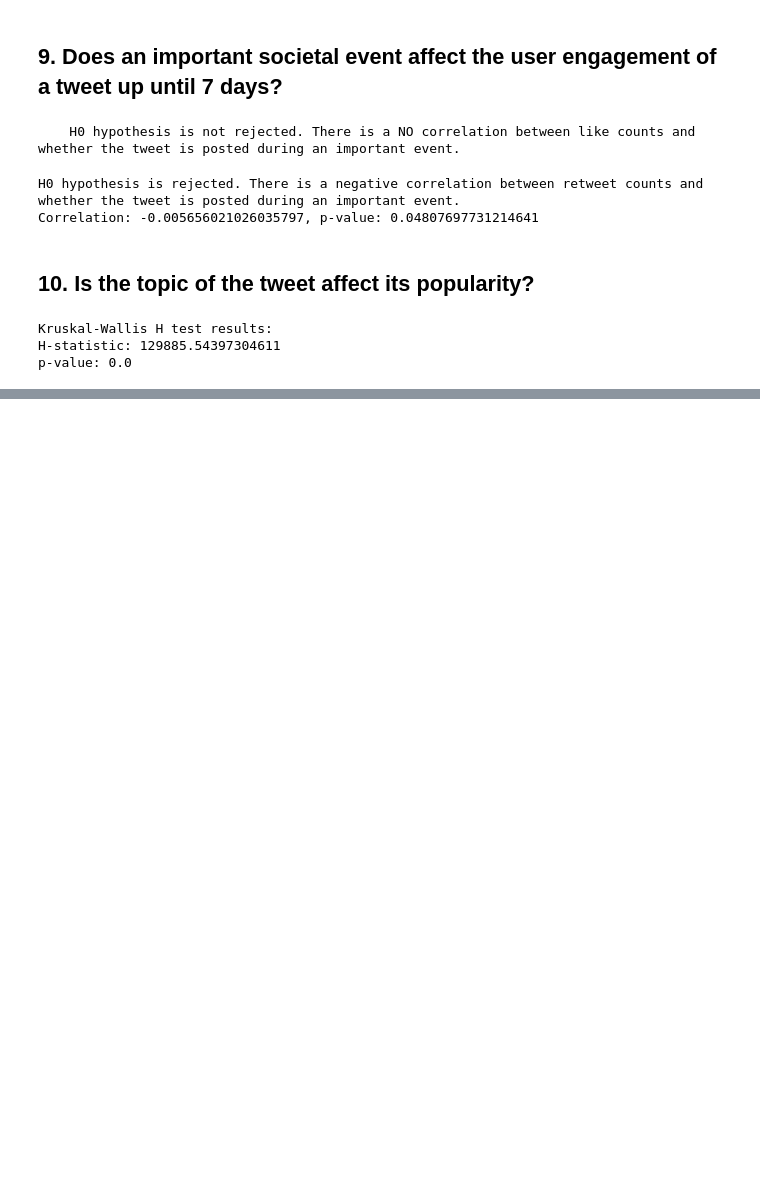
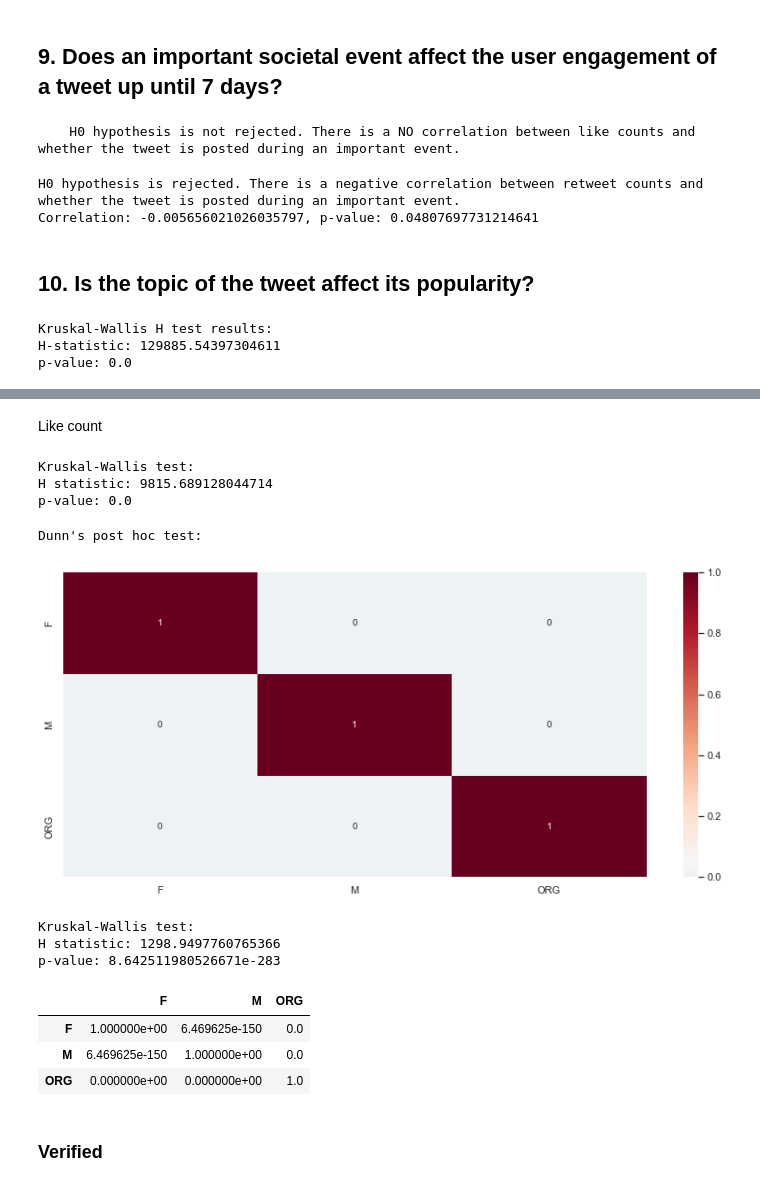
Before and after one commit to ossamum/kuleuven-thesis, a Jupyter notebook: 05_hypothesis_testing.ipynb, the cells around one changed output, grey strips where cells are left out. Drawn from its saved outputs; the diff is of its cells as text; code cells hidden in the pictures; blank space fills up the shorter version.

Commit message:
including users' characteristics tests

```diff
--- a/05_hypothesis_testing.ipynb
+++ b/05_hypothesis_testing.ipynb
@@ -860,0 +865,4 @@ for group1_pair in combinations(group1_values, 2):
+# %%
+a = df[['gender_of_author', 'like_count', 'retweet_count']].copy()
+# %% [markdown]
+Like count
@@ -860,0 +875,20 @@ for group1_pair in combinations(group1_values, 2):
+# %%
+print("Kruskal-Wallis test:")
+print("H statistic:", kruskal_test.statistic)
+print("p-value:", kruskal_test.pvalue)
+# %% [output]
+Kruskal-Wallis test:
+H statistic: 9815.689128044714
+p-value: 0.0
+# %%
+# Dunn's post hoc test
+dunn_test = posthoc_dunn(a, val_col="like_count", group_col="gender_of_author", p_adjust="holm")
+# %%
+s = pd.DataFrame(np.triu(dunn_test.round(5)), index=dunn_test.index, columns=dunn_test.columns)
+# %%
+print("Dunn's post hoc test:")
+plt.figure(figsize=(14, 6))
+sns.heatmap(s, cmap='RdBu_r', annot=True, center=0.05, fmt='.5g');
+# %% [output]
+Dunn's post hoc test:
+[figure, added]
@@ -860,0 +901,8 @@ for group1_pair in combinations(group1_values, 2):
+# %%
+print("Kruskal-Wallis test:")
+print("H statistic:", kruskal_test.statistic)
+print("p-value:", kruskal_test.pvalue)
+# %% [output]
+Kruskal-Wallis test:
+H statistic: 1298.9497760765366
+p-value: 8.642511980526671e-283
@@ -860,0 +912,9 @@ for group1_pair in combinations(group1_values, 2):
+# %%
+dunn_test
+# %% [output]
+|  | F | M | ORG |
+| F | 1.000000e+00 | 6.469625e-150 | 0.0 |
+| M | 6.469625e-150 | 1.000000e+00 | 0.0 |
+| ORG | 0.000000e+00 | 0.000000e+00 | 1.0 |
+# %% [markdown]
+### Verified
```
Also changed, not shown: parts of 43 cells of this notebook.
